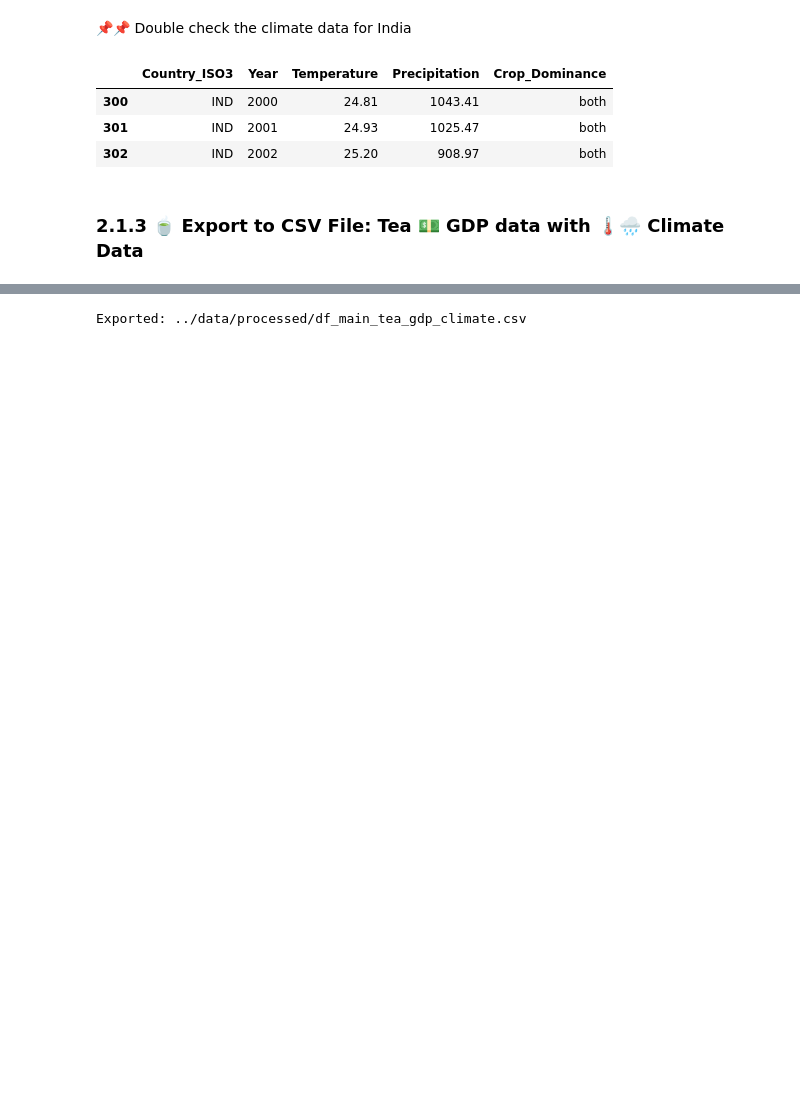
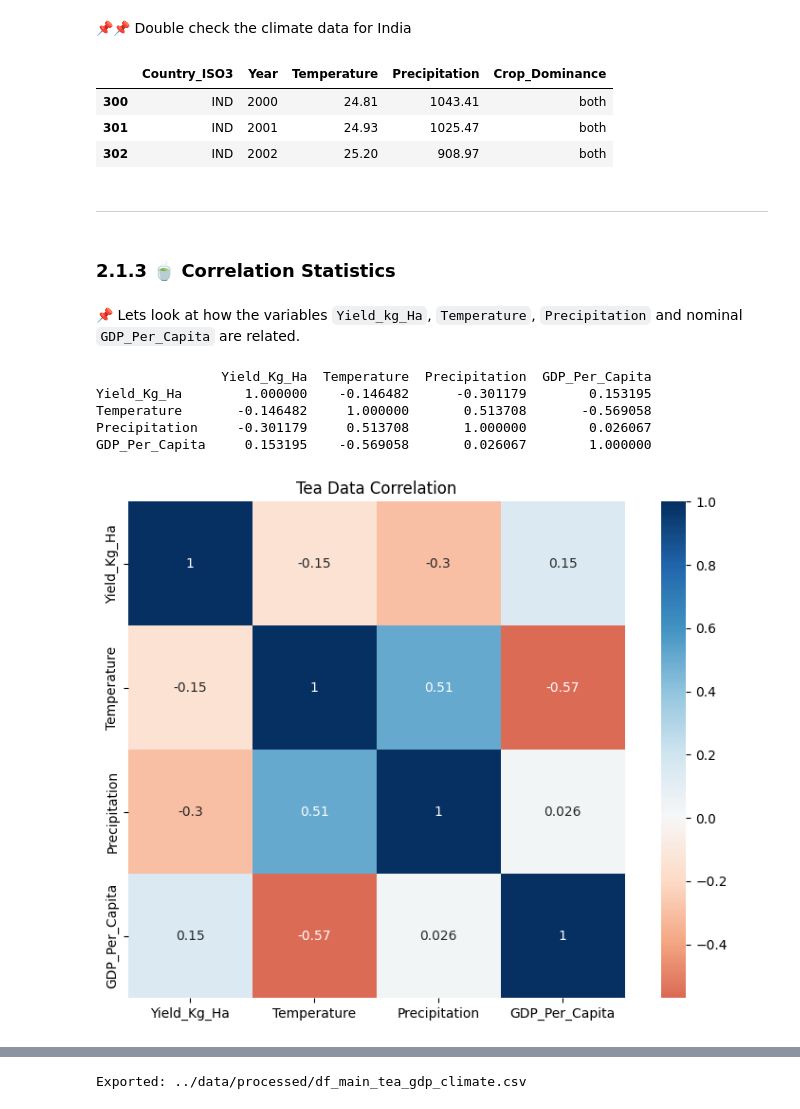
Before and after one commit to HaveTimeDrinkTea/global_tea_trade_analysis, a Jupyter notebook: notebooks/05_Prepare_Data_For_Hypothesis.ipynb, the cells around one changed output, grey strips where cells are left out. Saved outputs shown, nothing was run; the diff lists cells and outputs as text; code cells hidden in the pictures; blank space fills up the shorter version.

```diff
--- a/notebooks/05_Prepare_Data_For_Hypothesis.ipynb
+++ b/notebooks/05_Prepare_Data_For_Hypothesis.ipynb
@@ -368,5 +378,39 @@ df_results
 | 300 | IND | 2000 | 24.81 | 1043.41 | both |
 | 301 | IND | 2001 | 24.93 | 1025.47 | both |
 | 302 | IND | 2002 | 25.20 | 908.97 | both |
+# %% [markdown]
+---
 # %% [markdown]
-### 2.1.3 🍵 Export to CSV File: Tea 💵 GDP data with 🌡️🌧️ Climate Data
+### 2.1.3 🍵 Correlation Statistics
+# %% [markdown]
+📌 Lets look at how the variables `Yield_kg_Ha`, `Temperature`, `Precipitation` and nominal `GDP_Per_Capita` are related.
+# %%
+# get the coloumns
+df_tea_corr = df_main_tea_gdp_climate[["Yield_Kg_Ha", "Temperature", "Precipitation", "GDP_Per_Capita"]]
+
+# calculate the correlation
+tea_corr = df_tea_corr.corr()
+
+print(tea_corr)
+# %% [output]
+                Yield_Kg_Ha  Temperature  Precipitation  GDP_Per_Capita
+Yield_Kg_Ha        1.000000    -0.146482      -0.301179        0.153195
+Temperature       -0.146482     1.000000       0.513708       -0.569058
+Precipitation     -0.301179     0.513708       1.000000        0.026067
+GDP_Per_Capita     0.153195    -0.569058       0.026067        1.000000
+# %%
+# PResent the correction data in a heatmap
+plt.figure(figsize=(8,6))
+
+sns.heatmap(tea_corr
+            , annot=True
+            , cmap='RdBu'
+            , center=0
+            ,square=True
+            )
+
+plt.title("Tea Data Correlation")
+plt.tight_layout()
+plt.show()
+# %% [output]
+[figure, added]
```
Also changed, not shown: parts of 18 cells of this notebook, 11 other files.
